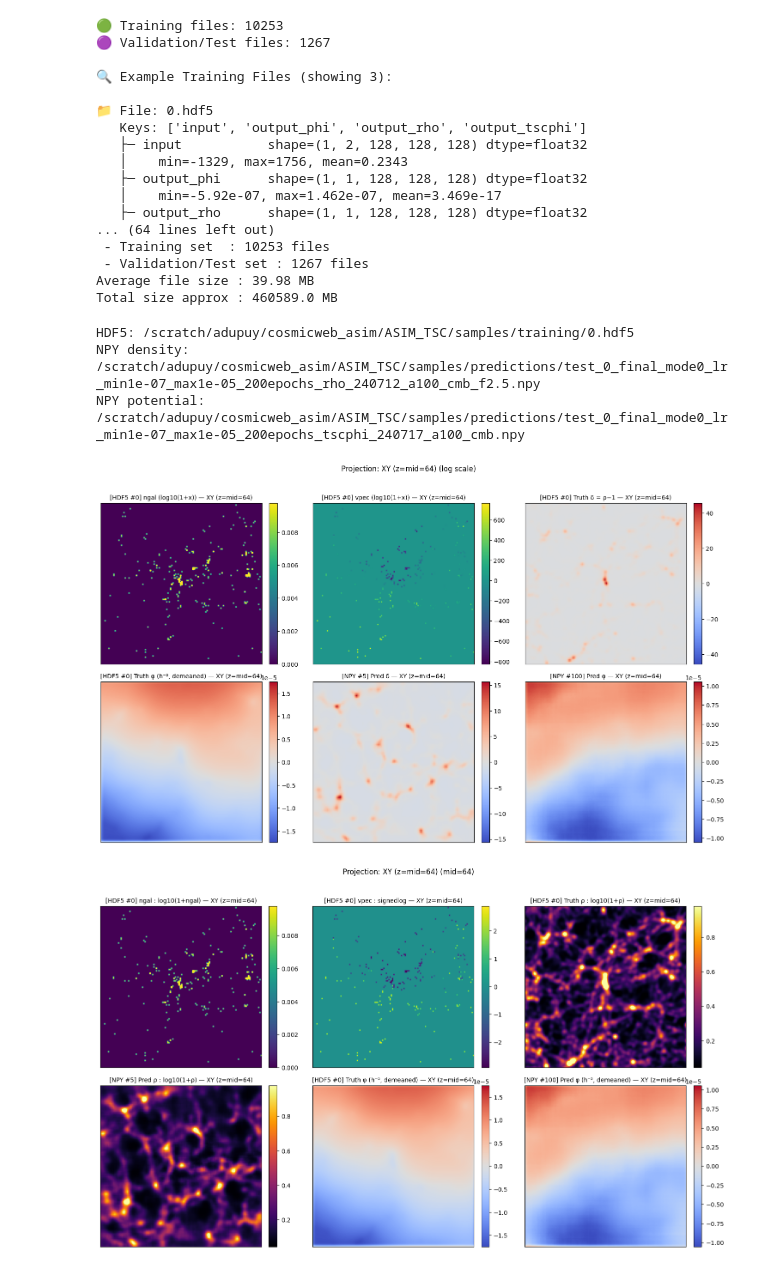
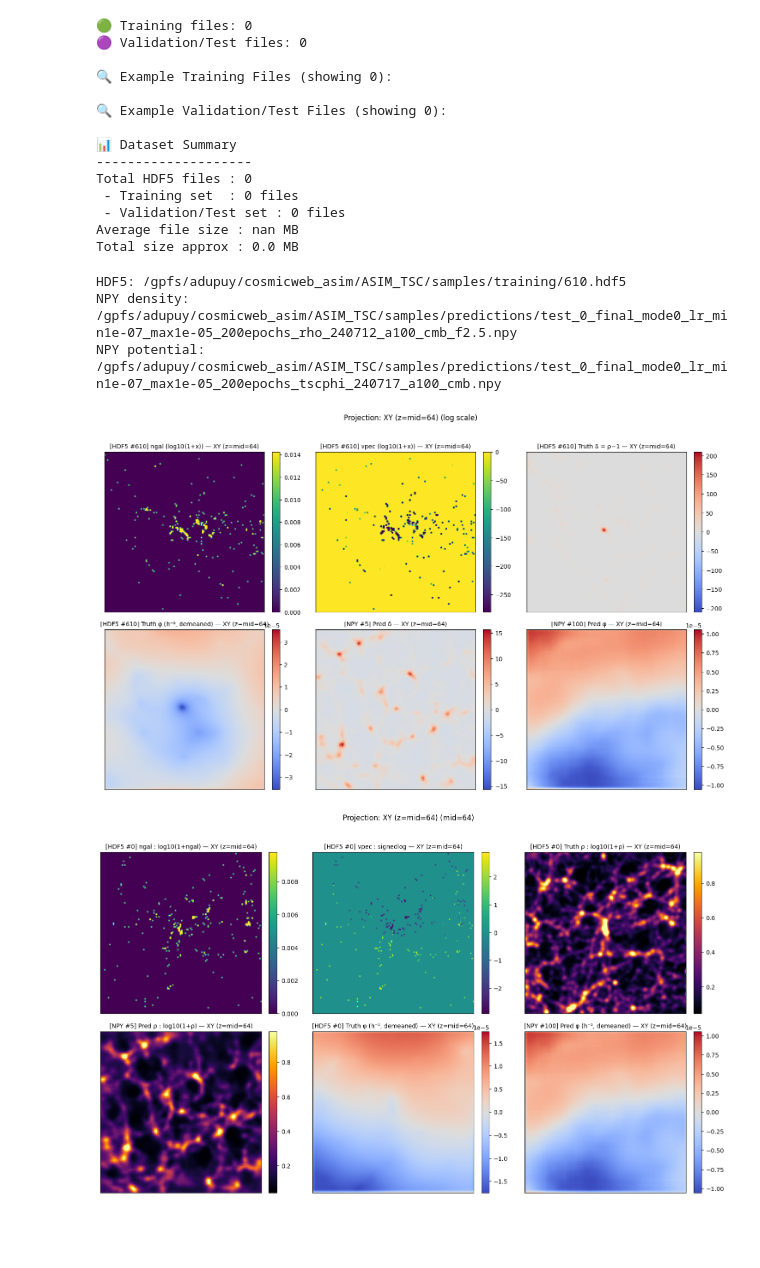
Before and after one commit to mmingyeong/GAL2DM_ASIM_VNET, a Jupyter notebook: debug/data_analysis.ipynb, the cells around one changed output. Cells and saved outputs as stored; diff of their text form; code cells hidden in the pictures; blank space fills up the shorter version.

```diff
--- a/debug/data_analysis.ipynb
+++ b/debug/data_analysis.ipynb
@@ -37,7 +37,7 @@ from glob import glob
 # -------------------------------------------
 # 1. YAML 파일 경로 지정
 # -------------------------------------------
-yaml_path = "/home/mingyeong/GAL2DM_ASIM_VNET/etc/aims_paths.yml"
+yaml_path = "/home/mingyeong/GAL2DM_ASIM_VNET/etc/asim_paths.yaml"
 
 # -------------------------------------------
 # 2. YAML 로드
@@ -99,23 +99,20 @@ sizes = [os.path.getsize(f) / 1024**2 for f in train_files + val_files]
 print(f"Average file size : {np.mean(sizes):.2f} MB")
 print(f"Total size approx : {np.sum(sizes):.1f} MB")
 # %% [output]
-🟢 Training files: 10253
-🟣 Validation/Test files: 1267
+🟢 Training files: 0
+🟣 Validation/Test files: 0
 
-🔍 Example Training Files (showing 3):
+🔍 Example Training Files (showing 0):
 
-📁 File: 0.hdf5
-   Keys: ['input', 'output_phi', 'output_rho', 'output_tscphi']
-   ├─ input           shape=(1, 2, 128, 128, 128) dtype=float32
-   │    min=-1329, max=1756, mean=0.2343
-   ├─ output_phi      shape=(1, 1, 128, 128, 128) dtype=float32
-   │    min=-5.92e-07, max=1.462e-07, mean=3.469e-17
-   ├─ output_rho      shape=(1, 1, 128, 128, 128) dtype=float32
-... (64 lines left out)
- - Training set  : 10253 files
- - Validation/Test set : 1267 files
-Average file size : 39.98 MB
-Total size approx : 460589.0 MB
+🔍 Example Validation/Test Files (showing 0):
+
+📊 Dataset Summary
+--------------------
+Total HDF5 files : 0
+ - Training set  : 0 files
+ - Validation/Test set : 0 files
+Average file size : nan MB
+Total size approx : 0.0 MB
 # %%
 #!/usr/bin/env python3
 # -*- coding: utf-8 -*-
@@ -123,7 +120,7 @@ Total size approx : 460589.0 MB
 import os, re, yaml, h5py, numpy as np, matplotlib.pyplot as plt
 from glob import glob
 
-yaml_path = "/home/mingyeong/GAL2DM_ASIM_VNET/etc/aims_paths.yml"
+yaml_path = "/home/mingyeong/GAL2DM_ASIM_VNET/etc/asim_paths.yaml"
 H = 0.72
 H_INV2 = H ** (-2)
 
@@ -198,8 +195,8 @@ if not train_list and not val_list:
 
 #hdf5_file = (train_list + val_list)[0]
 #hdf5_id = file_id_from_path(hdf5_file)
-hdf5_file = os.path.join(hdf5_base, "training/0.hdf5")
-hdf5_id = "0"
+hdf5_file = os.path.join(hdf5_base, "training/610.hdf5")
+hdf5_id = "610"
 
 npy_base = cfg["asim_predictions_npy"]["base_path"]
 rho_tpl  = cfg["asim_predictions_npy"]["density_reconstructions"]["path_template"]
@@ -287,37 +284,37 @@ titles += [f"[HDF5 #{hdf5_id}] Truth δ = ρ−1 — {proj_txt}"]
 images += [delta_c]
 cmaps += ["coolwarm"]
 vmins += [-vabs_d]; vmaxs += [vabs_d]
 if phi_c is not None:
     titles += [f"[HDF5 #{hdf5_id}] Truth φ (h⁻², demeaned) — {proj_txt}"]
     images += [phi_c]; cmaps += ["coolwarm"]
     vmins += [-vabs_phi]; vmaxs += [vabs_phi]
 
 # Predictions
 if delta_pC is not None:
     titles += [f"[NPY #{npy_rho_id}] Pred δ — {proj_txt}"]
     images += [delta_pC]; cmaps += ["coolwarm"]
     vmins += [-vabs_dp]; vmaxs += [vabs_dp]
 if phi_pC is not None:
     titles += [f"[NPY #{npy_phi_id}] Pred φ — {proj_txt}"]
     images += [phi_pC]; cmaps += ["coolwarm"]
     vmins += [-vabs_phiP]; vmaxs += [vabs_phiP]
 
 n = len(images)
 cols = 3; rows = int(np.ceil(n/cols))
 plt.figure(figsize=(5*cols, 4.5*rows))
 plt.suptitle(f"Projection: {proj_txt} {'(log scale)' if LOGSCALE else ''}", fontsize=12, y=0.995)
 
 for i,(img,title,cmap,vmin,vmax) in enumerate(zip(images,titles,cmaps,vmins,vmaxs),start=1):
     ax = plt.subplot(rows,cols,i)
     show_img(ax,img,title,cmap,vmin,vmax,add_colorbar=True)
 
 plt.tight_layout(rect=[0,0,1,0.97])
 plt.show()
 # %% [output]
-HDF5: /scratch/adupuy/cosmicweb_asim/ASIM_TSC/samples/training/0.hdf5
-NPY density: /scratch/adupuy/cosmicweb_asim/ASIM_TSC/samples/predictions/test_0_final_mode0_lr_min1e-07_max1e-05_200epochs_rho_240712_a100_cmb_f2.5.npy
-NPY potential: /scratch/adupuy/cosmicweb_asim/ASIM_TSC/samples/predictions/test_0_final_mode0_lr_min1e-07_max1e-05_200epochs_tscphi_240717_a100_cmb.npy
+HDF5: /gpfs/adupuy/cosmicweb_asim/ASIM_TSC/samples/training/610.hdf5
+NPY density: /gpfs/adupuy/cosmicweb_asim/ASIM_TSC/samples/predictions/test_0_final_mode0_lr_min1e-07_max1e-05_200epochs_rho_240712_a100_cmb_f2.5.npy
+NPY potential: /gpfs/adupuy/cosmicweb_asim/ASIM_TSC/samples/predictions/test_0_final_mode0_lr_min1e-07_max1e-05_200epochs_tscphi_240717_a100_cmb.npy
-[figure, old version]
+[figure, new version]
 # %%
 # --------------------------
 # Visualization: log10(1+ρ) + Inputs(ngal, vpec)
```
Also changed, not shown: parts of 1 cell of this notebook, 13 other files.
